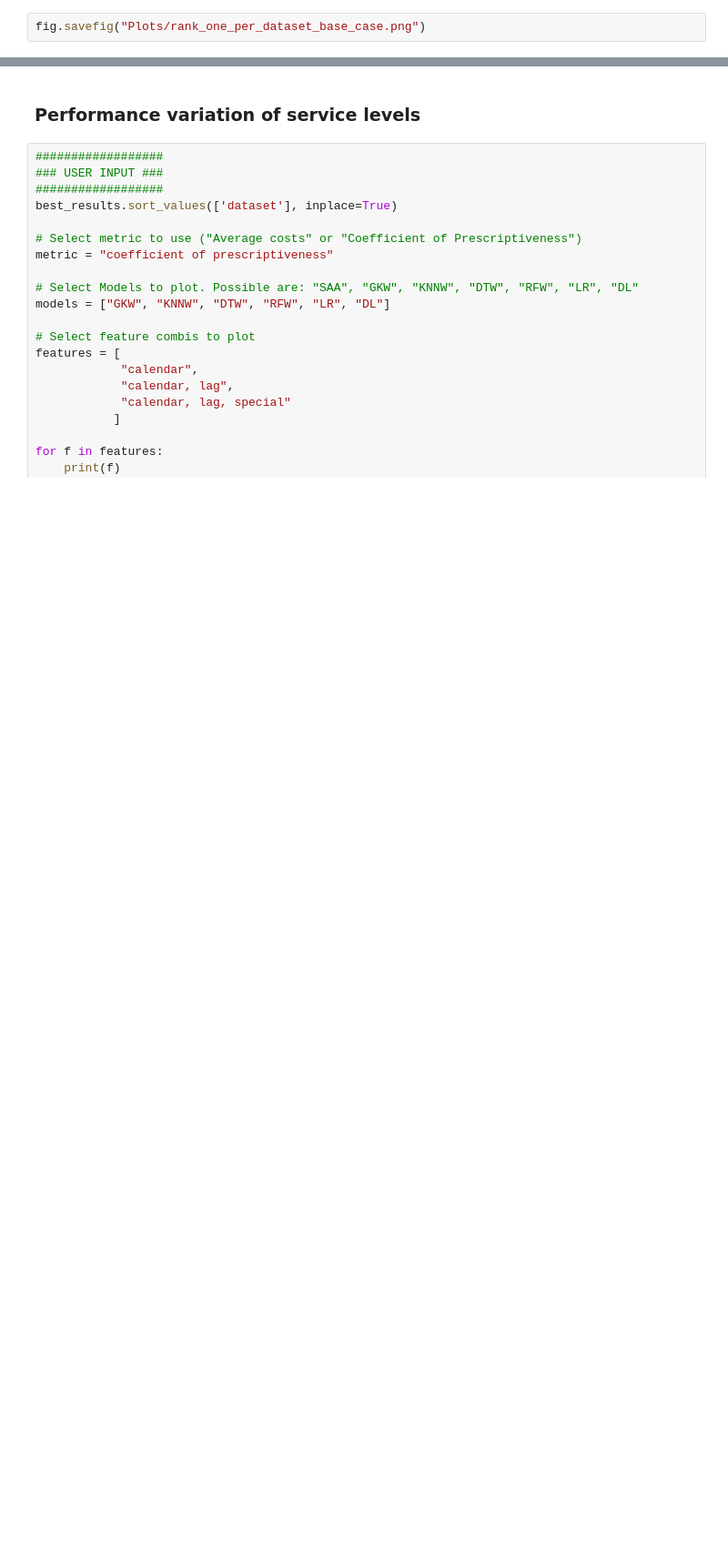
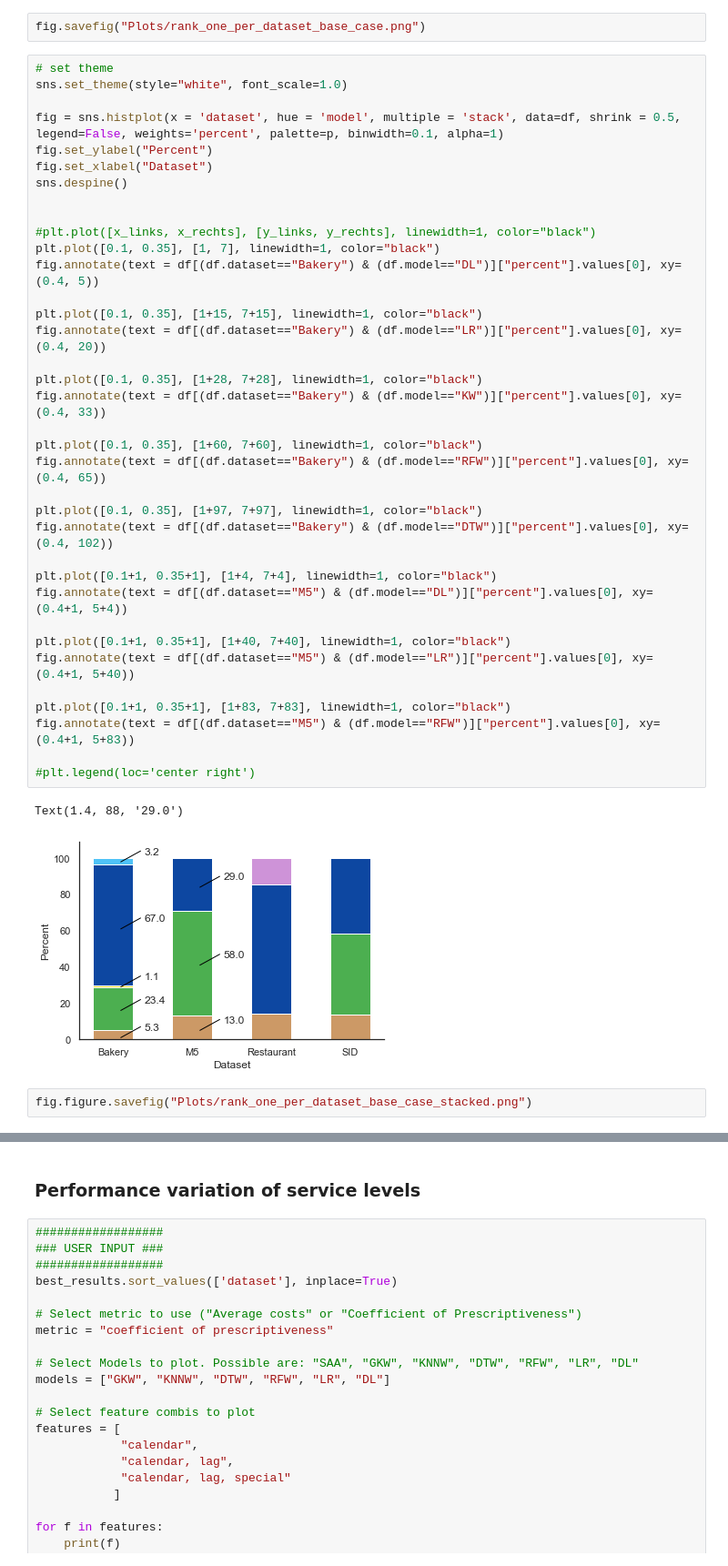
Before and after one commit to d3group/A-structured-evaluation-of-data-driven-newsvendor-approaches, a Jupyter notebook: create_plots.ipynb, the cells around one changed output, grey strips where cells are left out. Shown: that part at 91% size. Cells and saved outputs as stored; diff of their text form; blank space fills up the shorter version.

```diff
--- a/create_plots.ipynb
+++ b/create_plots.ipynb
@@ -213,2 +220,43 @@ for ax in fig.axes[0]:
 # %%
 fig.savefig("Plots/rank_one_per_dataset_base_case.png")
+# %%
+# set theme
+sns.set_theme(style="white", font_scale=1.0)
+
+fig = sns.histplot(x = 'dataset', hue = 'model', multiple = 'stack', data=df, shrink = 0.5, legend=False, weights='percent', palette=p, binwidth=0.1, alpha=1)
+fig.set_ylabel("Percent")
+fig.set_xlabel("Dataset")
+sns.despine()
+
+
+#plt.plot([x_links, x_rechts], [y_links, y_rechts], linewidth=1, color="black")
+plt.plot([0.1, 0.35], [1, 7], linewidth=1, color="black")
+fig.annotate(text = df[(df.dataset=="Bakery") & (df.model=="DL")]["percent"].values[0], xy=(0.4, 5))
+
+plt.plot([0.1, 0.35], [1+15, 7+15], linewidth=1, color="black")
+fig.annotate(text = df[(df.dataset=="Bakery") & (df.model=="LR")]["percent"].values[0], xy=(0.4, 20))
+
+plt.plot([0.1, 0.35], [1+28, 7+28], linewidth=1, color="black")
+fig.annotate(text = df[(df.dataset=="Bakery") & (df.model=="KW")]["percent"].values[0], xy=(0.4, 33))
+
+plt.plot([0.1, 0.35], [1+60, 7+60], linewidth=1, color="black")
+fig.annotate(text = df[(df.dataset=="Bakery") & (df.model=="RFW")]["percent"].values[0], xy=(0.4, 65))
+
+plt.plot([0.1, 0.35], [1+97, 7+97], linewidth=1, color="black")
+fig.annotate(text = df[(df.dataset=="Bakery") & (df.model=="DTW")]["percent"].values[0], xy=(0.4, 102))
+
+plt.plot([0.1+1, 0.35+1], [1+4, 7+4], linewidth=1, color="black")
+fig.annotate(text = df[(df.dataset=="M5") & (df.model=="DL")]["percent"].values[0], xy=(0.4+1, 5+4))
+
+plt.plot([0.1+1, 0.35+1], [1+40, 7+40], linewidth=1, color="black")
+fig.annotate(text = df[(df.dataset=="M5") & (df.model=="LR")]["percent"].values[0], xy=(0.4+1, 5+40))
+
+plt.plot([0.1+1, 0.35+1], [1+83, 7+83], linewidth=1, color="black")
+fig.annotate(text = df[(df.dataset=="M5") & (df.model=="RFW")]["percent"].values[0], xy=(0.4+1, 5+83))
+
+#plt.legend(loc='center right')
+# %% [output]
+Text(1.4, 88, '29.0')
+[figure, added]
+# %%
+fig.figure.savefig("Plots/rank_one_per_dataset_base_case_stacked.png")
```
Also changed, not shown: parts of 31 cells of this notebook, 30 other files.
